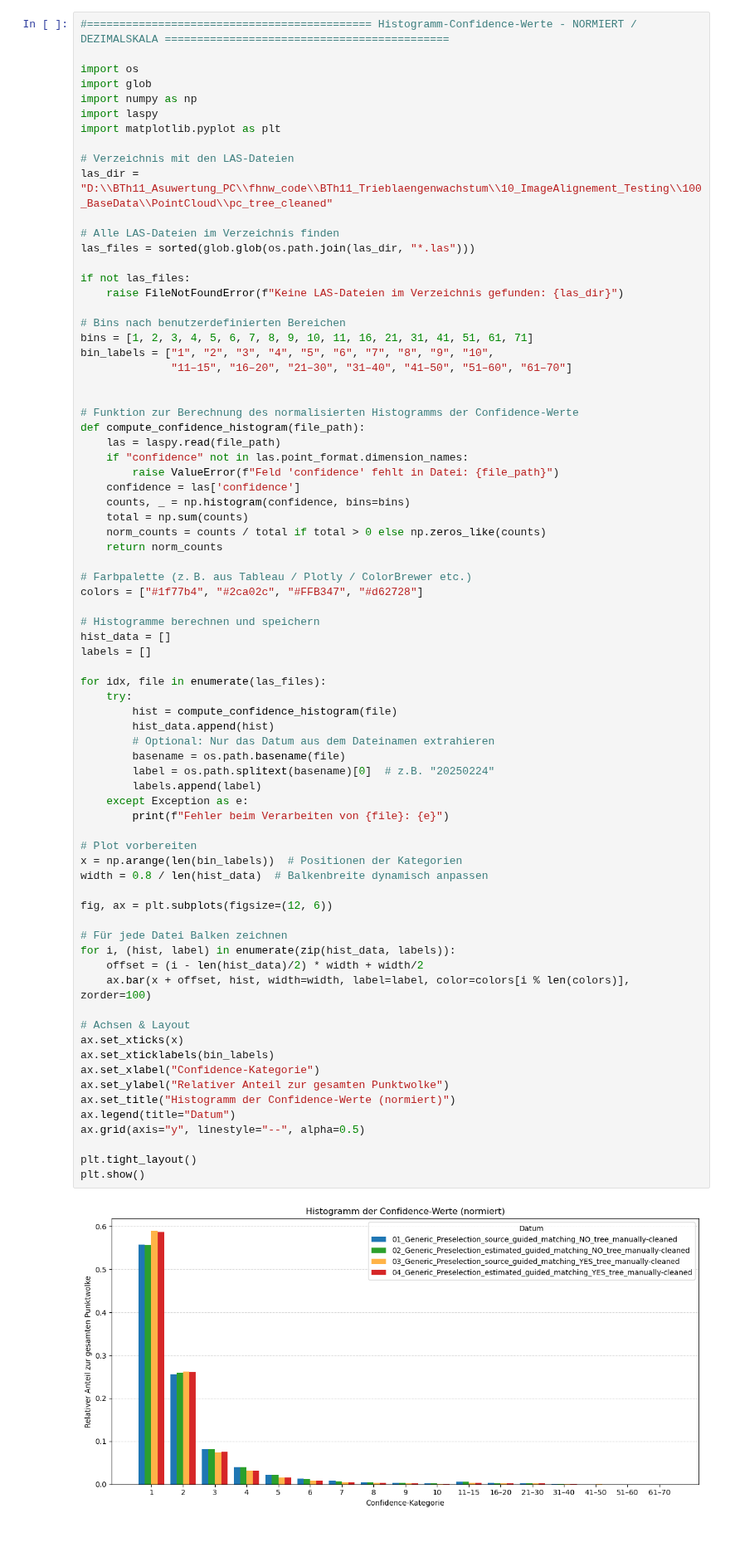
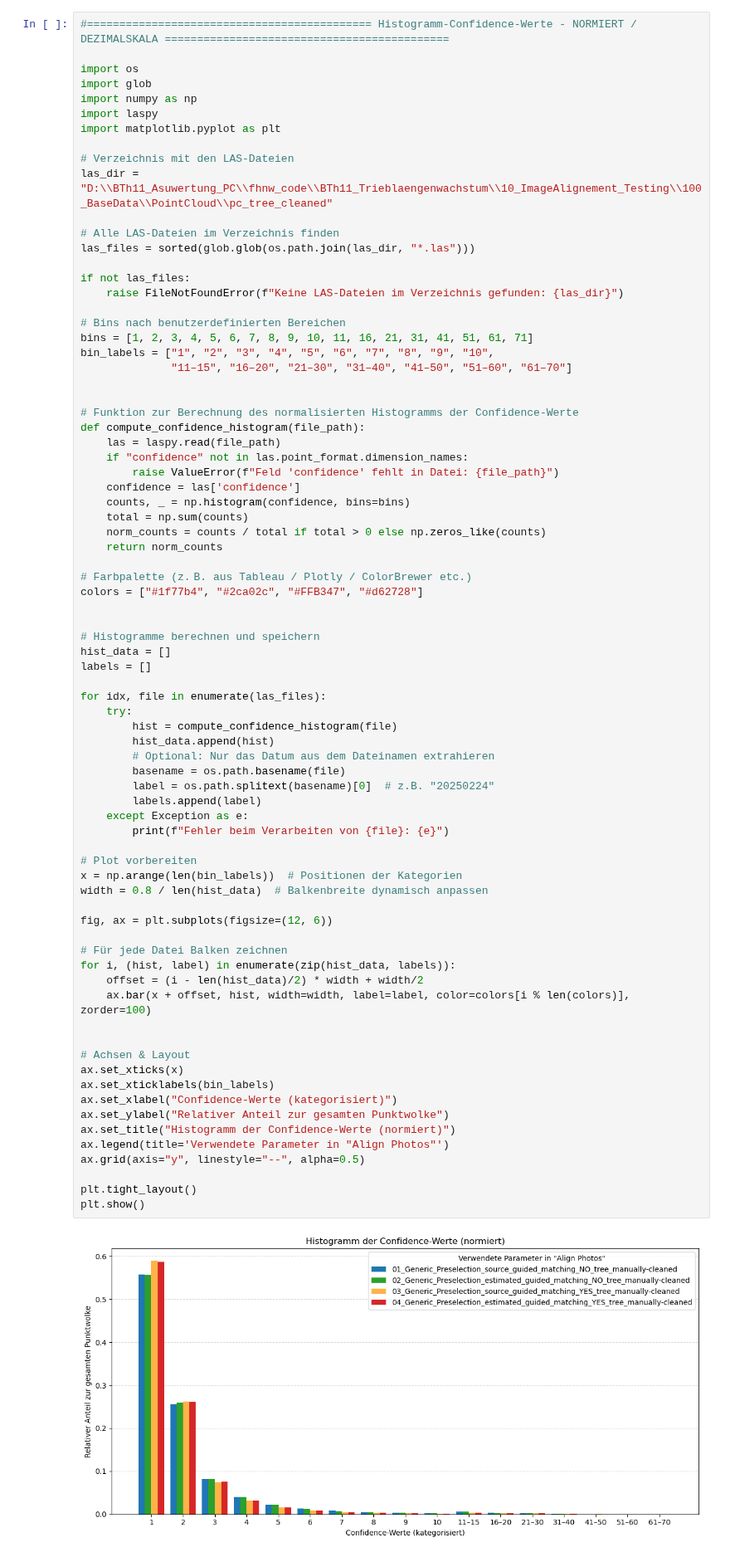
Before and after one commit to naamp/BTh11_Trieblaengenwachstum, a Jupyter notebook: 10_ImageAlignement_Testing/10_B3_ImageAlignement_Testing_PointCloud_tree_cleaned_Confidence.ipynb, the cells around one changed output. Shown at 83% size. Drawn from its saved outputs; the diff is of its cells as text.

Commit message:
20250612_mtsc_1
Anpassungen Visualisierungen

```diff
--- a/10_ImageAlignement_Testing/10_B3_ImageAlignement_Testing_PointCloud_tree_cleaned_Confidence.ipynb
+++ b/10_ImageAlignement_Testing/10_B3_ImageAlignement_Testing_PointCloud_tree_cleaned_Confidence.ipynb
@@ -129,6 +129,7 @@ def compute_confidence_histogram(file_path):
 # Farbpalette (z. B. aus Tableau / Plotly / ColorBrewer etc.)
 colors = ["#1f77b4", "#2ca02c", "#FFB347", "#d62728"]
 
+
 # Histogramme berechnen und speichern
 hist_data = []
 labels = []
@@ -138,36 +139,37 @@ for idx, file in enumerate(las_files):
         hist = compute_confidence_histogram(file)
         hist_data.append(hist)
         # Optional: Nur das Datum aus dem Dateinamen extrahieren
         basename = os.path.basename(file)
         label = os.path.splitext(basename)[0]  # z.B. "20250224"
         labels.append(label)
     except Exception as e:
         print(f"Fehler beim Verarbeiten von {file}: {e}")
 
 # Plot vorbereiten
 x = np.arange(len(bin_labels))  # Positionen der Kategorien
 width = 0.8 / len(hist_data)  # Balkenbreite dynamisch anpassen
 
 fig, ax = plt.subplots(figsize=(12, 6))
 
 # Für jede Datei Balken zeichnen
 for i, (hist, label) in enumerate(zip(hist_data, labels)):
     offset = (i - len(hist_data)/2) * width + width/2
     ax.bar(x + offset, hist, width=width, label=label, color=colors[i % len(colors)], zorder=100)
 
+
 # Achsen & Layout
 ax.set_xticks(x)
 ax.set_xticklabels(bin_labels)
-ax.set_xlabel("Confidence-Kategorie")
+ax.set_xlabel("Confidence-Werte (kategorisiert)")
 ax.set_ylabel("Relativer Anteil zur gesamten Punktwolke")
 ax.set_title("Histogramm der Confidence-Werte (normiert)")
-ax.legend(title="Datum")
+ax.legend(title='Verwendete Parameter in "Align Photos"')
 ax.grid(axis="y", linestyle="--", alpha=0.5)
 
 plt.tight_layout()
 plt.show()
 # %% [output]
-[figure, old version]
+[figure, new version]
 # %%
 #============================================ Histogramm-Confidence-Werte - ANZAHL PUNKTE / DEZIMALSKALA ============================================
 
```
Also changed, not shown: parts of 3 cells of this notebook, 5 other files.
